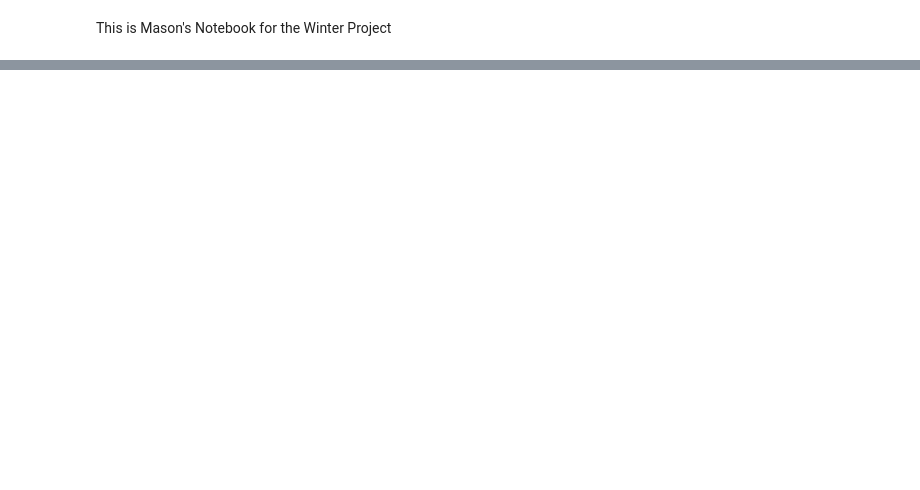
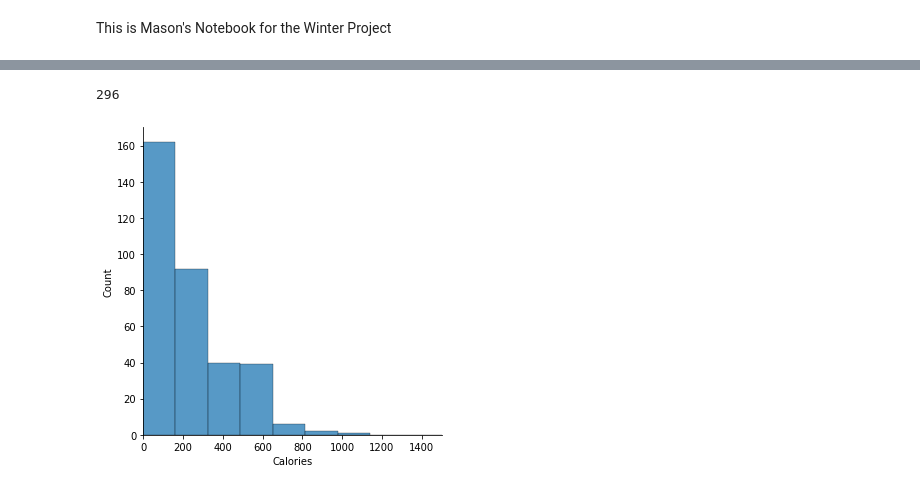
Before and after one commit to Davis-Data-Science-Club/winter_proj, a Jupyter notebook: winter_proj.ipynb, the cells around one changed output, grey strips where cells are left out. Saved outputs shown, nothing was run; the diff lists cells and outputs as text; code cells hidden in the pictures; blank space fills up the shorter version.

```diff
--- a/winter_proj.ipynb
+++ b/winter_proj.ipynb
@@ -108,3 +129,15 @@ Tercero
 # calorieCalc
 # %%
 Tercero.to_csv('TerceroMeal.csv')
+# %%
+Tercero['Calories'].idxmax()
+# %% [output]
+296
+# %%
+calorieDist = sns.displot(Tercero['Calories'], kde=False, bins = 100)
+calorieDist.set(xlim=(0, 1500))
+plt.show()
+
+# add: hue = 'Time'  | to differentiate meals between breakfast, lunch, and dinner
+# %% [output]
+[figure, added]
```
Also changed, not shown: parts of 18 cells of this notebook, 1 other file.
